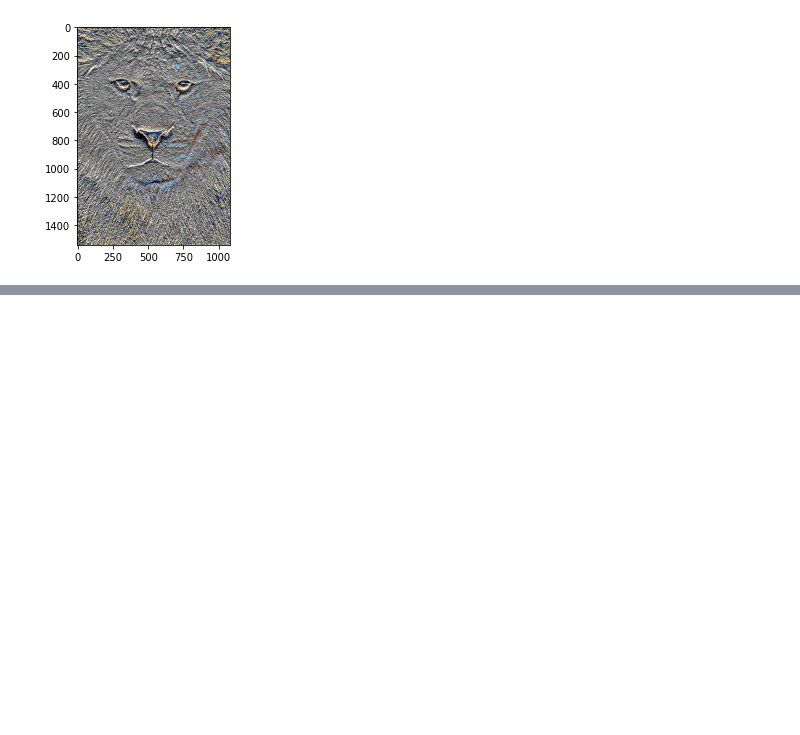
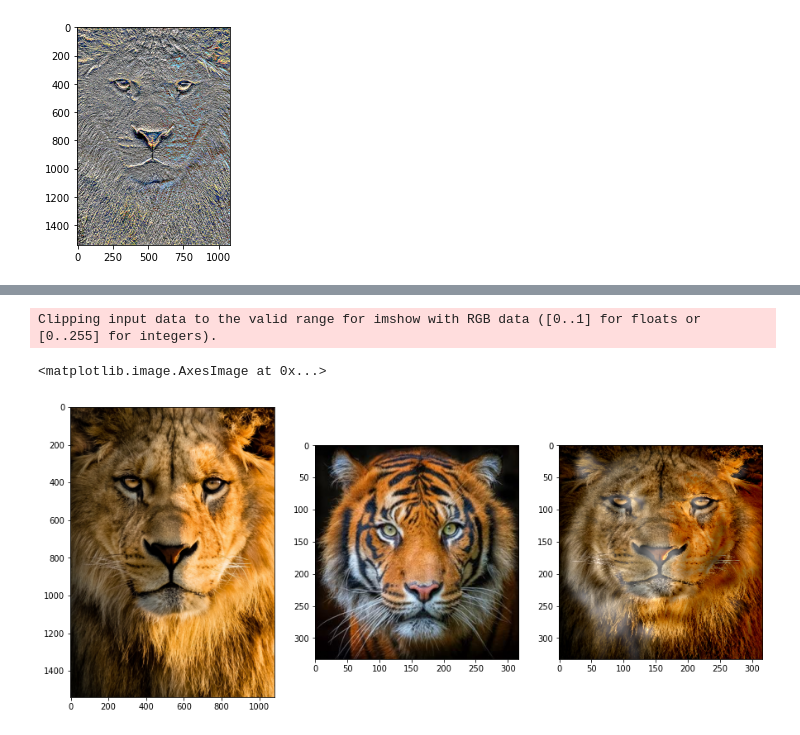
Before and after one commit to zmz223/CS584, a Jupyter notebook: hw3/hw3.ipynb, the cells around one changed output, grey strips where cells are left out. Drawn from its saved outputs; the diff is of its cells as text; code cells hidden in the pictures; blank space fills up the shorter version.

```diff
--- a/hw3/hw3.ipynb
+++ b/hw3/hw3.ipynb
@@ -185,0 +138,19 @@ for i in range(LEVEL):
+# %%
+#Pair 2
+color1 = cv2.imread("Image3.jpg")
+color1 = cv2.cvtColor(color1, cv2.COLOR_BGR2RGB)
+color1 = color1/255
+color2 = cv2.imread("Image4.png")
+color2 = cv2.cvtColor(color2, cv2.COLOR_BGR2RGB)
+color2 = color2/255
+hybrid_rgb = hybrid(color2, color1, 4, 4)
+fig, ax = plt.subplots(1, 3)
+fig.set_figheight(15)
+fig.set_figwidth(15)
+ax[0].imshow(color1)
+ax[1].imshow(color2)
+ax[2].imshow(hybrid_rgb)
+# %% [output]
+Clipping input data to the valid range for imshow with RGB data ([0..1] for floats or [0..255] for integers).
+<matplotlib.image.AxesImage at 0x...>
+[figure, added]
```
Also changed, not shown: parts of 13 cells of this notebook.
